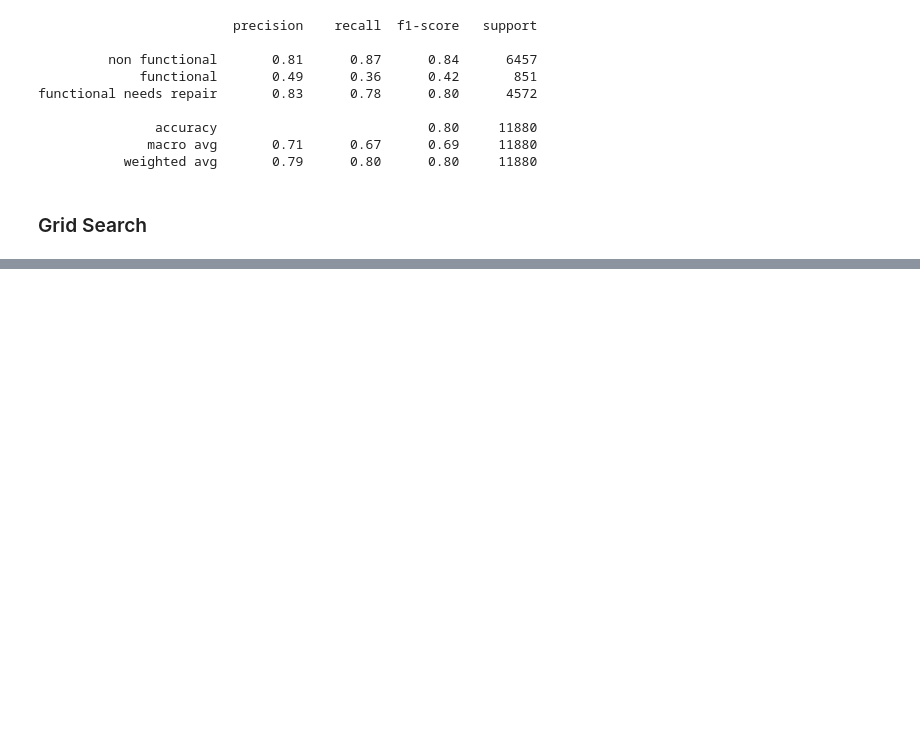
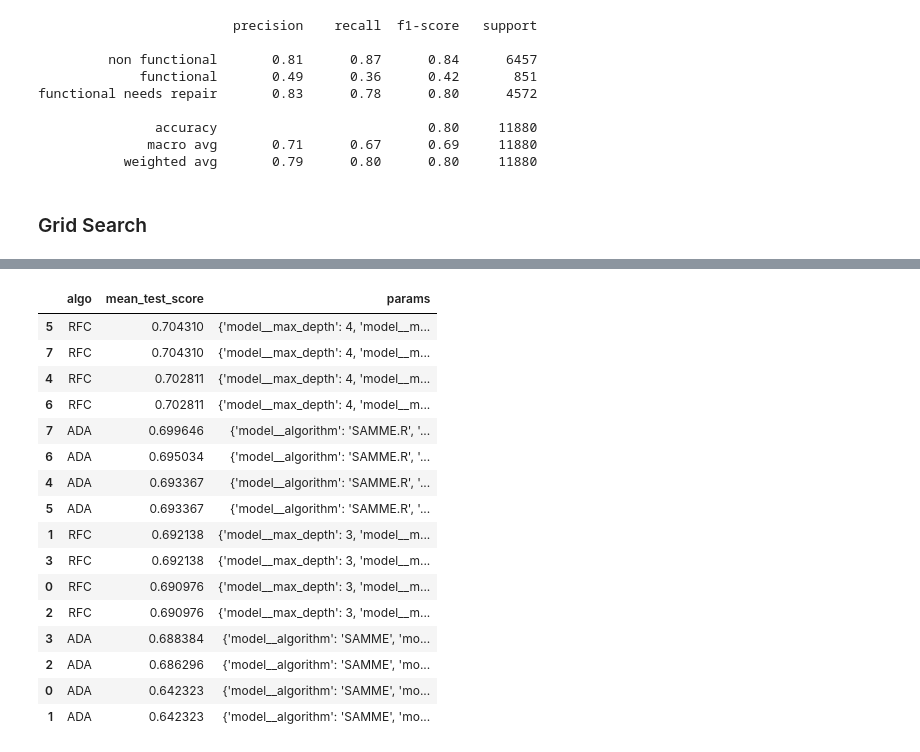
Before and after one commit to camerongridley/water_pump_classifier, a Jupyter notebook: notebooks/asa/05_GridSearch_CV_FeatRed_Pipe.ipynb, the cells around one changed output, grey strips where cells are left out. Cells and saved outputs as stored; diff of their text form; code cells hidden in the pictures; blank space fills up the shorter version.

```diff
--- a/notebooks/asa/05_GridSearch_CV_FeatRed_Pipe.ipynb
+++ b/notebooks/asa/05_GridSearch_CV_FeatRed_Pipe.ipynb
@@ -315,0 +391,20 @@ KeyboardInterrupt:
+# %%
+scoring_df.sort_values(by='mean_test_score', ascending=False)[['algo', 'mean_test_score', 'params']]
+# %% [output]
+|  | algo | mean_test_score | params |
+| 5 | RFC | 0.704310 | {'model__max_depth': 4, 'model__m... |
+| 7 | RFC | 0.704310 | {'model__max_depth': 4, 'model__m... |
+| 4 | RFC | 0.702811 | {'model__max_depth': 4, 'model__m... |
+| 6 | RFC | 0.702811 | {'model__max_depth': 4, 'model__m... |
+| 7 | ADA | 0.699646 | {'model__algorithm': 'SAMME.R', '... |
+| 6 | ADA | 0.695034 | {'model__algorithm': 'SAMME.R', '... |
+| 4 | ADA | 0.693367 | {'model__algorithm': 'SAMME.R', '... |
+| 5 | ADA | 0.693367 | {'model__algorithm': 'SAMME.R', '... |
+| 1 | RFC | 0.692138 | {'model__max_depth': 3, 'model__m... |
+| 3 | RFC | 0.692138 | {'model__max_depth': 3, 'model__m... |
+| 0 | RFC | 0.690976 | {'model__max_depth': 3, 'model__m... |
+| 2 | RFC | 0.690976 | {'model__max_depth': 3, 'model__m... |
+| 3 | ADA | 0.688384 | {'model__algorithm': 'SAMME', 'mo... |
+| 2 | ADA | 0.686296 | {'model__algorithm': 'SAMME', 'mo... |
+| 0 | ADA | 0.642323 | {'model__algorithm': 'SAMME', 'mo... |
+| 1 | ADA | 0.642323 | {'model__algorithm': 'SAMME', 'mo... |
```
Also changed, not shown: parts of 14 cells of this notebook, 2 other files.
